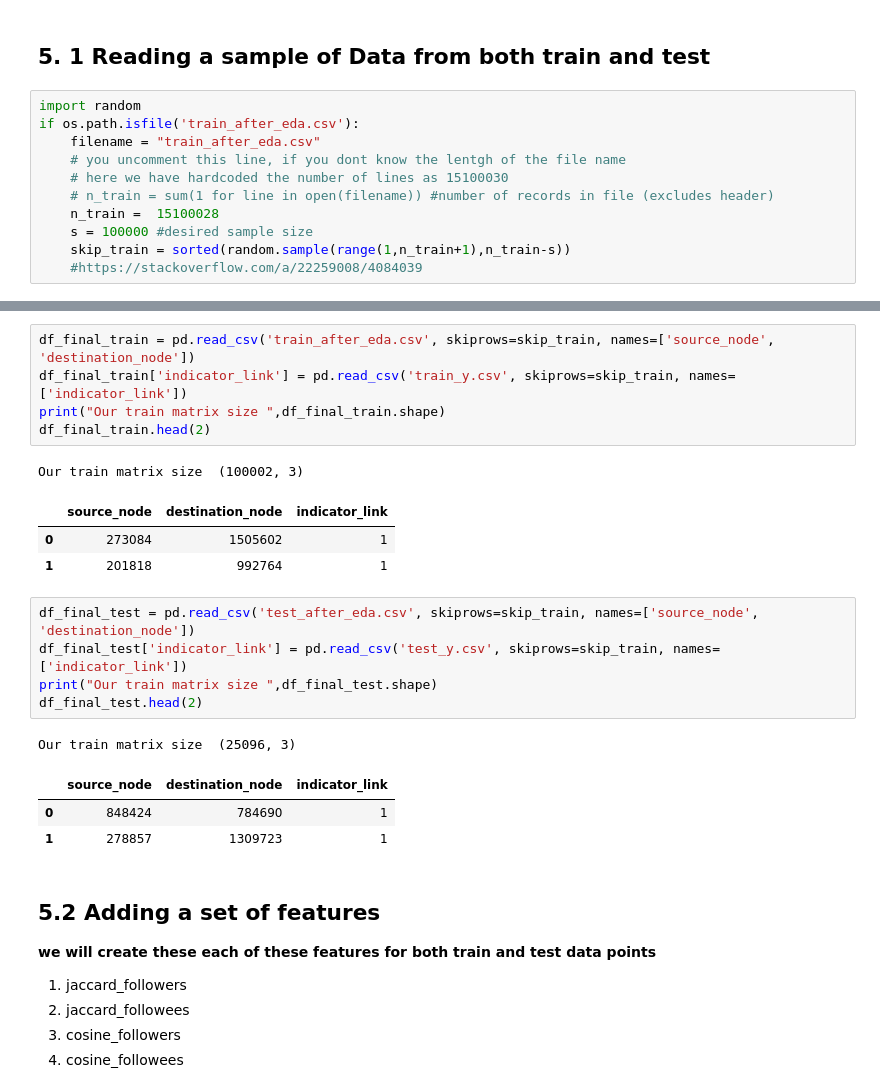
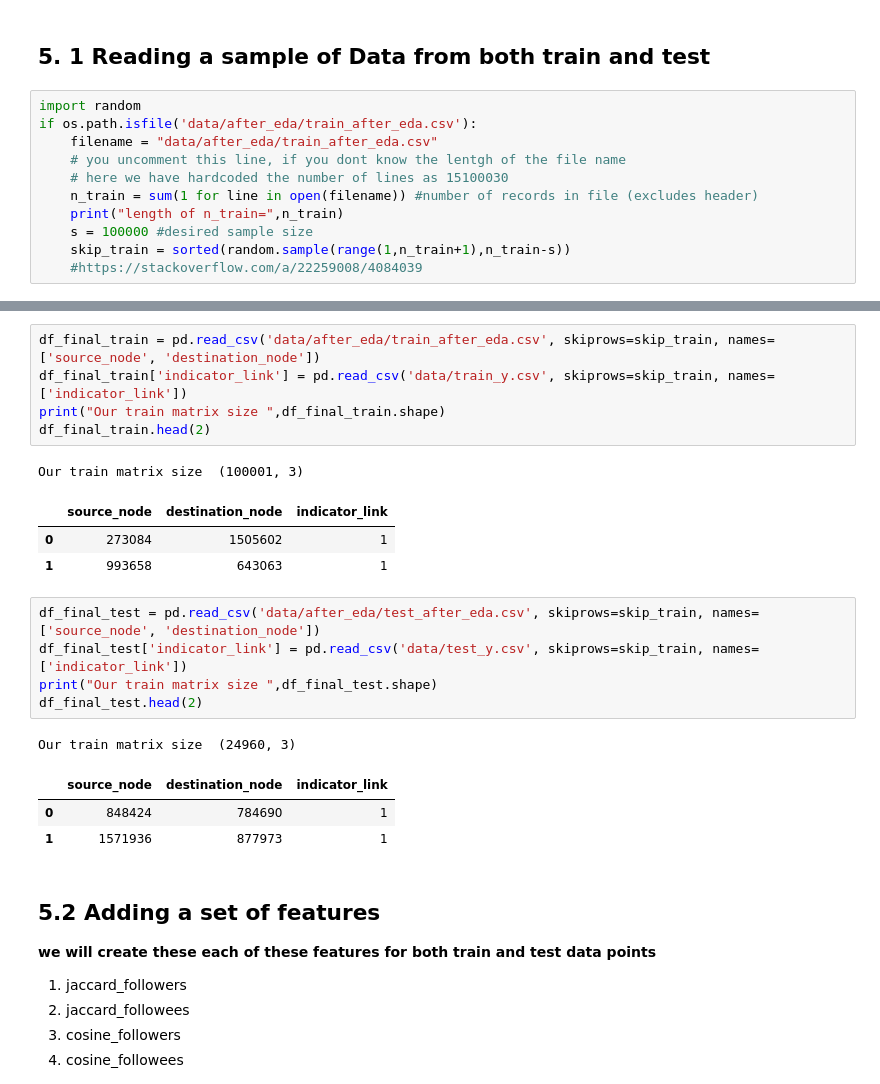
Before and after one commit to Chaitanya-Majety/Jupyter, a Jupyter notebook: Jupyter Notebooks/EDA/Facebook/FB_featurization.ipynb, the cells around one changed output, grey strips where cells are left out. Cells and saved outputs as stored; diff of their text form.

```diff
--- a/Jupyter Notebooks/EDA/Facebook/FB_featurization.ipynb
+++ b/Jupyter Notebooks/EDA/Facebook/FB_featurization.ipynb
@@ -367,12 +369,12 @@ mean 5.615699699344123e-07
 ## 5. 1 Reading a sample of Data from both train and test
 # %%
 import random
-if os.path.isfile('train_after_eda.csv'):
-    filename = "train_after_eda.csv"
+if os.path.isfile('data/after_eda/train_after_eda.csv'):
+    filename = "data/after_eda/train_after_eda.csv"
     # you uncomment this line, if you dont know the lentgh of the file name
     # here we have hardcoded the number of lines as 15100030
-    # n_train = sum(1 for line in open(filename)) #number of records in file (excludes header)
-    n_train =  15100028
+    n_train = sum(1 for line in open(filename)) #number of records in file (excludes header)
+    print("length of n_train=",n_train)
     s = 100000 #desired sample size
     skip_train = sorted(random.sample(range(1,n_train+1),n_train-s))
     #https://stackoverflow.com/a/22259008/4084039
@@ -399,23 +405,23 @@ Number of rows we are going to elimiate in test data are 3725006
 # %%
-df_final_train = pd.read_csv('train_after_eda.csv', skiprows=skip_train, names=['source_node', 'destination_node'])
-df_final_train['indicator_link'] = pd.read_csv('train_y.csv', skiprows=skip_train, names=['indicator_link'])
+df_final_train = pd.read_csv('data/after_eda/train_after_eda.csv', skiprows=skip_train, names=['source_node', 'destination_node'])
+df_final_train['indicator_link'] = pd.read_csv('data/train_y.csv', skiprows=skip_train, names=['indicator_link'])
 print("Our train matrix size ",df_final_train.shape)
 df_final_train.head(2)
 # %% [output]
-Our train matrix size  (100002, 3)
+Our train matrix size  (100001, 3)
 |  | source_node | destination_node | indicator_link |
 | 0 | 273084 | 1505602 | 1 |
-| 1 | 201818 | 992764 | 1 |
+| 1 | 993658 | 643063 | 1 |
 # %%
-df_final_test = pd.read_csv('test_after_eda.csv', skiprows=skip_train, names=['source_node', 'destination_node'])
-df_final_test['indicator_link'] = pd.read_csv('test_y.csv', skiprows=skip_train, names=['indicator_link'])
+df_final_test = pd.read_csv('data/after_eda/test_after_eda.csv', skiprows=skip_train, names=['source_node', 'destination_node'])
+df_final_test['indicator_link'] = pd.read_csv('data/test_y.csv', skiprows=skip_train, names=['indicator_link'])
 print("Our train matrix size ",df_final_test.shape)
 df_final_test.head(2)
 # %% [output]
-Our train matrix size  (25096, 3)
+Our train matrix size  (24960, 3)
 |  | source_node | destination_node | indicator_link |
 | 0 | 848424 | 784690 | 1 |
-| 1 | 278857 | 1309723 | 1 |
+| 1 | 1571936 | 877973 | 1 |
 # %% [markdown]
 ## 5.2 Adding a set of features
 
```
Also changed, not shown: parts of 40 cells of this notebook, 5 other files.
